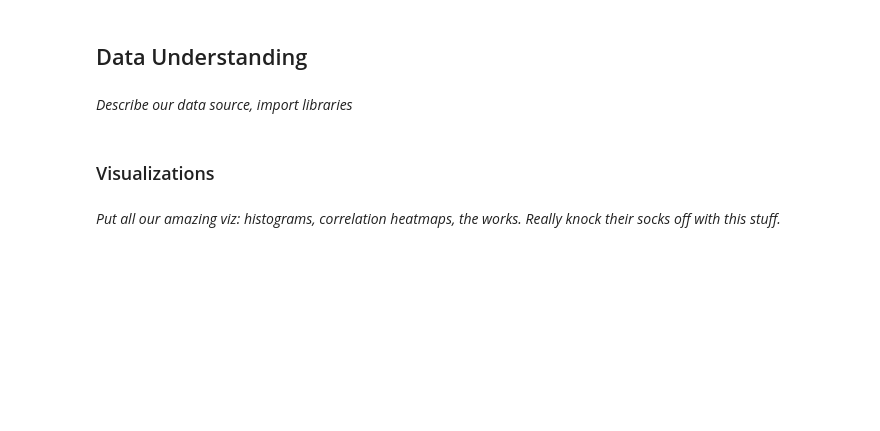
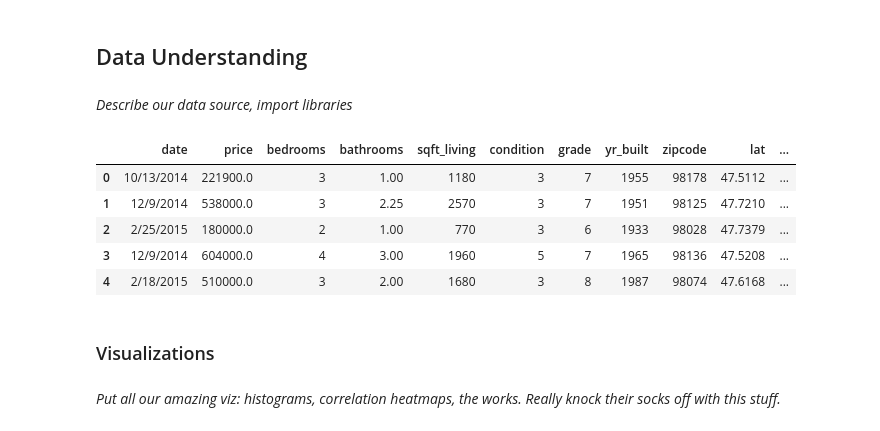
Before and after one commit to jmarkowi/kingcounty, a Jupyter notebook: predicting_prices_king_count.ipynb, the cells around one changed output. Cells and saved outputs as stored; diff of their text form; code cells hidden in the pictures; blank space fills up the shorter version.

```diff
--- a/predicting_prices_king_count.ipynb
+++ b/predicting_prices_king_count.ipynb
@@ -22,3 +30,16 @@ Together, these factors...
+# %%
+raw_df = pd.read_csv('./data/kc_house_data.csv')
+# Keep only the columns we need for analysis and feature engineering
+houses_df = raw_df[['date', 'price', 'bedrooms', 'bathrooms', 'sqft_living', 'condition',
+                    'grade', 'yr_built', 'zipcode', 'lat', 'long', 'sqft_living15']]
+houses_df.head()
+# %% [output]
+|  | date | price | bedrooms | bathrooms | sqft_living | condition | grade | yr_built | zipcode | lat | ... |
+| 0 | 10/13/2014 | 221900.0 | 3 | 1.00 | 1180 | 3 | 7 | 1955 | 98178 | 47.5112 | ... |
+| 1 | 12/9/2014 | 538000.0 | 3 | 2.25 | 2570 | 3 | 7 | 1951 | 98125 | 47.7210 | ... |
+| 2 | 2/25/2015 | 180000.0 | 2 | 1.00 | 770 | 3 | 6 | 1933 | 98028 | 47.7379 | ... |
+| 3 | 12/9/2014 | 604000.0 | 4 | 3.00 | 1960 | 5 | 7 | 1965 | 98136 | 47.5208 | ... |
+| 4 | 2/18/2015 | 510000.0 | 3 | 2.00 | 1680 | 3 | 8 | 1987 | 98074 | 47.6168 | ... |
 # %% [markdown]
 ### Visualizations
 # %% [markdown]
```
Also changed, not shown: parts of 7 cells of this notebook, 1 other file.
